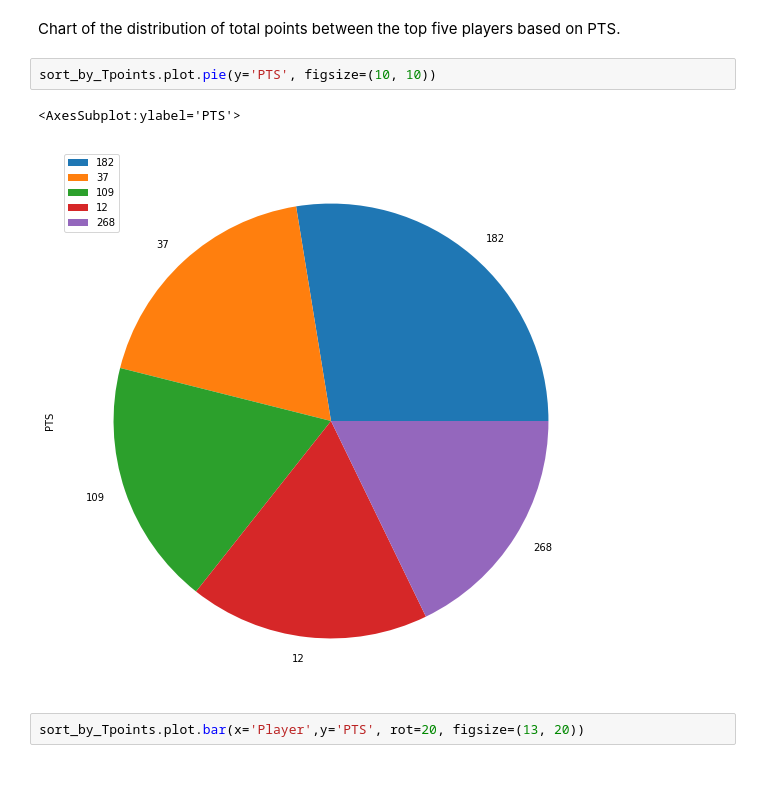
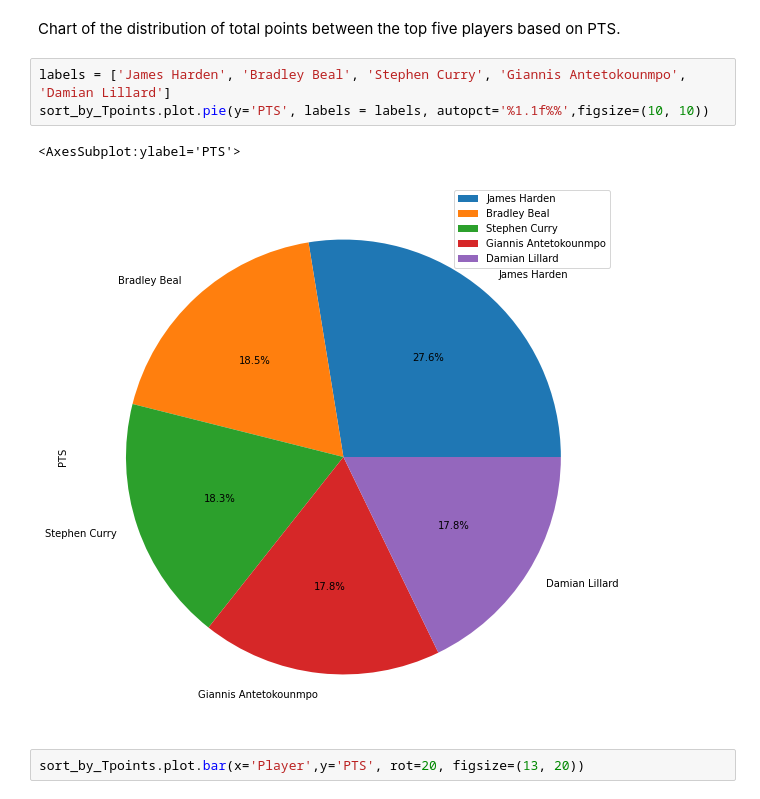
Before and after one commit to Ghost-Recon131/PDS-Assignment-1, a Jupyter notebook: assignment1.ipynb, the cells around one changed output. Saved outputs shown, nothing was run; the diff lists cells and outputs as text.

```diff
--- a/assignment1.ipynb
+++ b/assignment1.ipynb
@@ -1130,11 +1130,12 @@ sort_by_Tpoints
 5 rows × 28 columns
 # %% [markdown]
 Chart of the distribution of total points between the top five players based on PTS.
-# %%
-sort_by_Tpoints.plot.pie(y='PTS', figsize=(10, 10))
-# %% [output]
-<AxesSubplot:ylabel='PTS'>
-[figure, removed]
+# %%
+labels = ['James Harden', 'Bradley Beal', 'Stephen Curry', 'Giannis Antetokounmpo', 'Damian Lillard']
+sort_by_Tpoints.plot.pie(y='PTS', labels = labels, autopct='%1.1f%%',figsize=(10, 10))
+# %% [output]
+<AxesSubplot:ylabel='PTS'>
+[figure, added]
 # %%
 sort_by_Tpoints.plot.bar(x='Player',y='PTS', rot=20, figsize=(13, 20))
 # %% [output]
```
Also changed, not shown: parts of 2 cells of this notebook, 1 other file.
